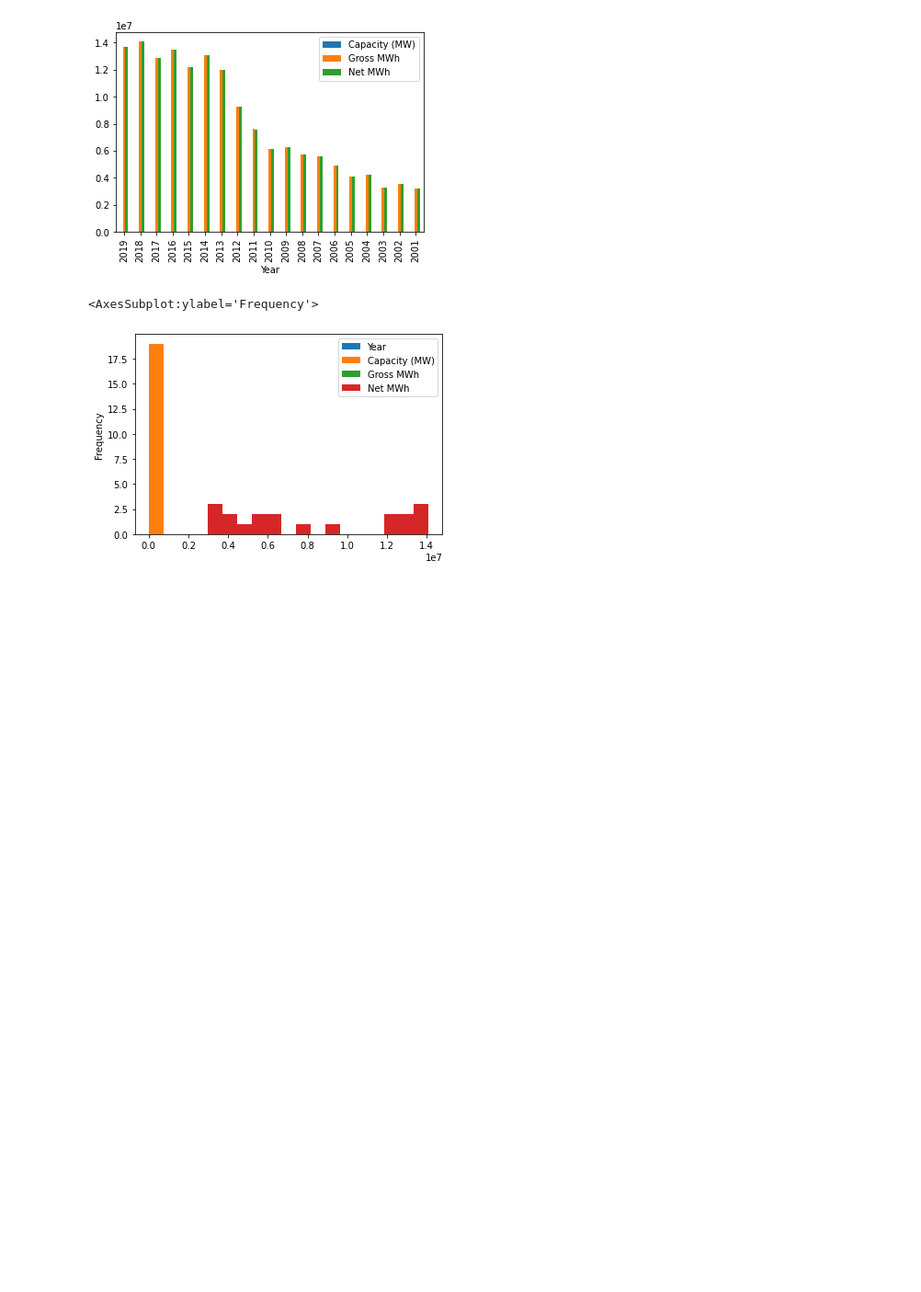
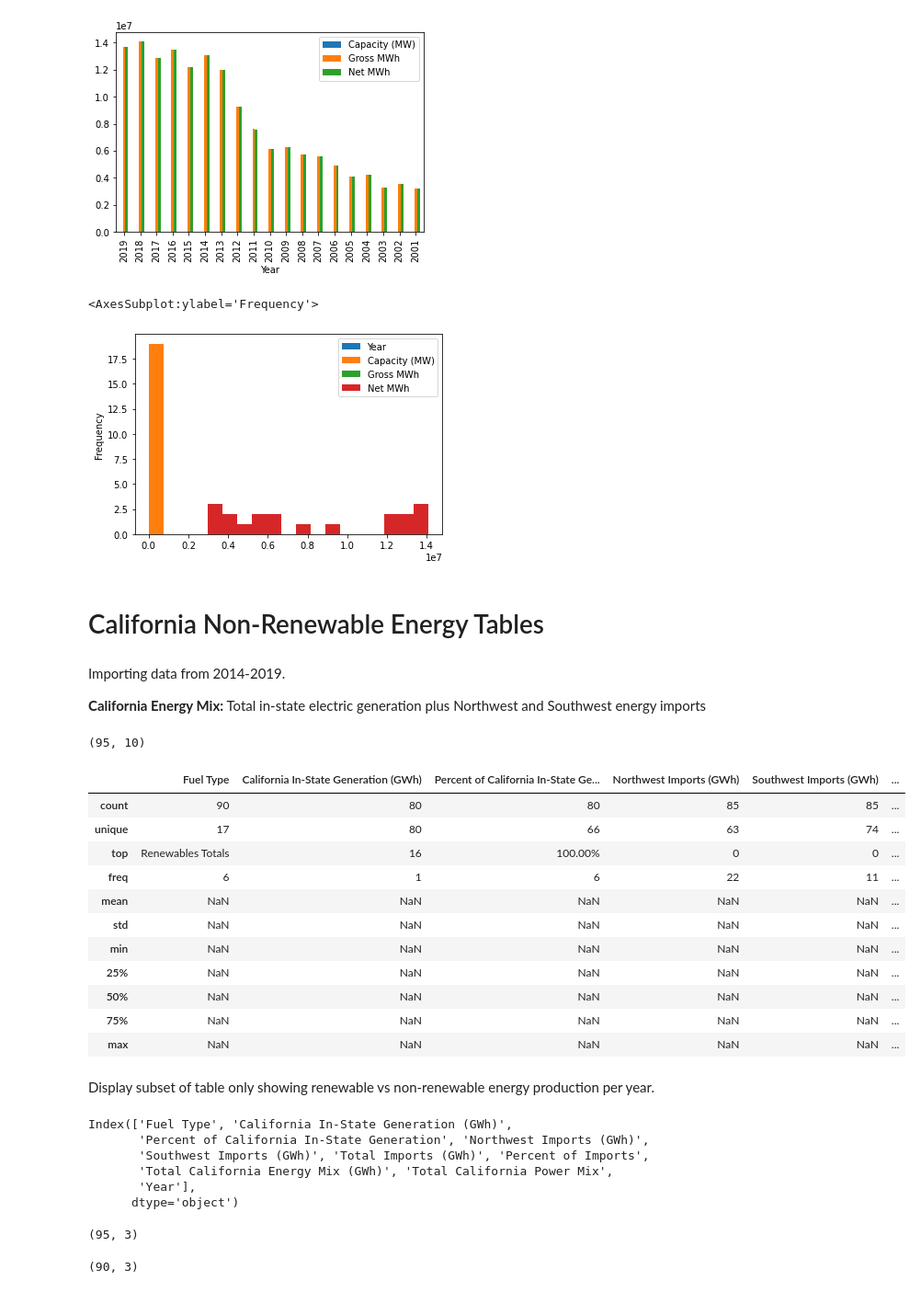
Before and after one commit to TeamNullPointers/Hack4Space, a Jupyter notebook: DataStats.ipynb, the cells around one changed output. Shown: that part at 92% size. Saved outputs shown, nothing was run; the diff lists cells and outputs as text; code cells hidden in the pictures; blank space fills up the shorter version.

```diff
--- a/DataStats.ipynb
+++ b/DataStats.ipynb
@@ -119,3 +203,51 @@ total_wind.plot.hist(bins=19)
 # %% [output]
 <AxesSubplot:ylabel='Frequency'>
 [figure]
+# %% [markdown]
+# California Non-Renewable Energy Tables
+# %% [markdown]
+Importing data from 2014-2019.
+
+**California Energy Mix:** Total in-state electric generation plus Northwest and Southwest energy imports
+# %%
+energy_df = pd.read_csv("./data/non-renewable-energy/CaliforniaEnergyTableAggregate2014-2019.csv")
+# %%
+energy_df.shape
+# %% [output]
+(95, 10)
+# %%
+energy_df.describe(include='all')
+# %% [output]
+|  | Fuel Type | California In-State Generation (GWh) | Percent of California In-State Ge... | Northwest Imports (GWh) | Southwest Imports (GWh) | ... |
+| count | 90 | 80 | 80 | 85 | 85 | ... |
+| unique | 17 | 80 | 66 | 63 | 74 | ... |
+| top | Renewables Totals | 16 | 100.00% | 0 | 0 | ... |
+| freq | 6 | 1 | 6 | 22 | 11 | ... |
+| mean | NaN | NaN | NaN | NaN | NaN | ... |
+| std | NaN | NaN | NaN | NaN | NaN | ... |
+| min | NaN | NaN | NaN | NaN | NaN | ... |
+| 25% | NaN | NaN | NaN | NaN | NaN | ... |
+| 50% | NaN | NaN | NaN | NaN | NaN | ... |
+| 75% | NaN | NaN | NaN | NaN | NaN | ... |
+| max | NaN | NaN | NaN | NaN | NaN | ... |
+# %% [markdown]
+Display subset of table only showing renewable vs non-renewable energy production per year.
+# %%
+energy_df.columns
+# %% [output]
+Index(['Fuel Type', 'California In-State Generation (GWh)',
+       'Percent of California In-State Generation', 'Northwest Imports (GWh)',
+       'Southwest Imports (GWh)', 'Total Imports (GWh)', 'Percent of Imports',
+       'Total California Energy Mix (GWh)', 'Total California Power Mix',
+       'Year'],
+      dtype='object')
+# %%
+energy_sub = pd.DataFrame(energy_df, copy=True, columns=['Fuel Type', 'Total California Energy Mix (GWh)', 'Year'])
+energy_sub.shape
+# %% [output]
+(95, 3)
+# %%
+energy_sub.dropna(how="all", inplace=True)
+energy_sub.shape
+# %% [output]
+(90, 3)
```
Also changed, not shown: parts of 31 cells of this notebook, 23 other files.
